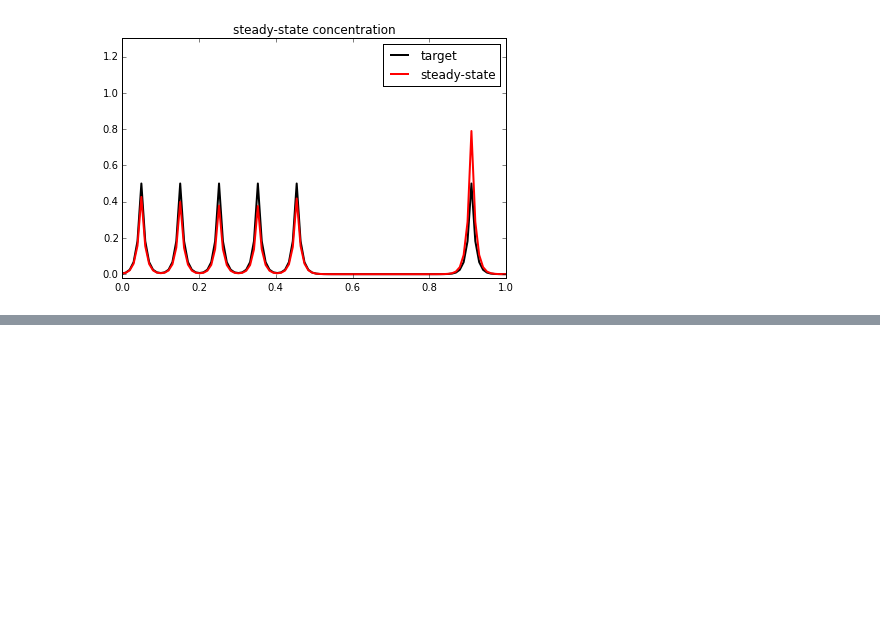
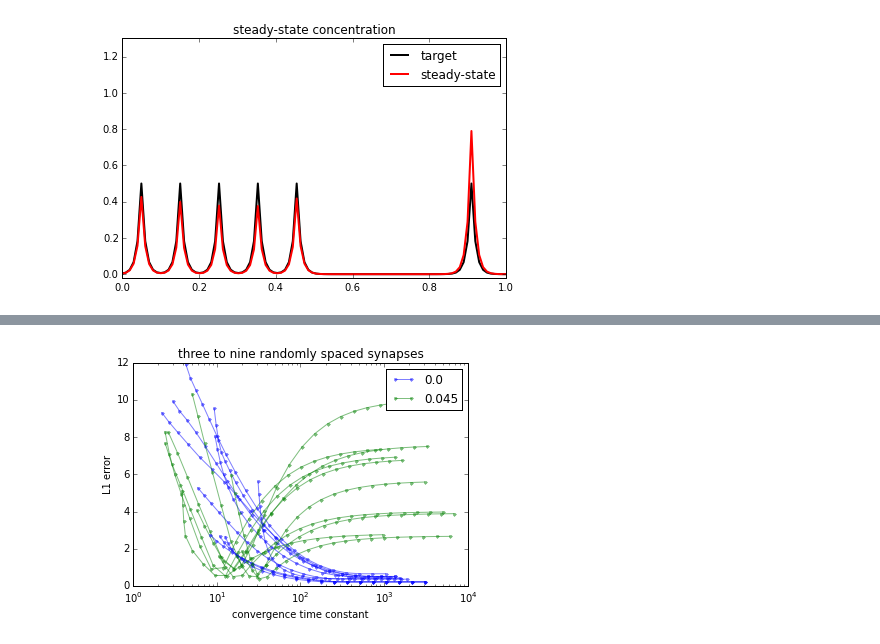
Before and after one commit to toleary/Williams-etal-Synaptic-Transport, a Jupyter notebook: code/06_cable_heterosynaptic/final.ipynb, the cells around one changed output, grey strips where cells are left out. Saved outputs shown, nothing was run; the diff lists cells and outputs as text; code cells hidden in the pictures; blank space fills up the shorter version.

```diff
--- a/code/06_cable_heterosynaptic/final.ipynb
+++ b/code/06_cable_heterosynaptic/final.ipynb
@@ -172,0 +221,17 @@ save_steady_state('C3',6,bias=0.032,timescale=1e-2,syn_loc=[0.05,0.15,0.25,0.35,
+# %%
+plt.figure()
+bias_levels = [0.0,0.045]
+for r in range(10):
+    loc = np.random.uniform(0,1,np.random.randint(3,10))
+    plt.gca().set_color_cycle(None)
+    for bias in bias_levels:
+        tau,err = calc_tradeoff_curve(len(loc),bias=bias,syn_loc=loc)
+        plt.plot(tau,err,'.-',alpha=0.5)
+plt.xscale('log')
+plt.xlabel('convergence time constant')
+plt.ylabel('L1 error')
+plt.title('three to nine randomly spaced synapses')
+plt.legend(bias_levels)
+plt.savefig('F.svg')
+# %% [output]
+[figure, added]
```
Also changed, not shown: parts of 5 cells of this notebook, 7 other files.
